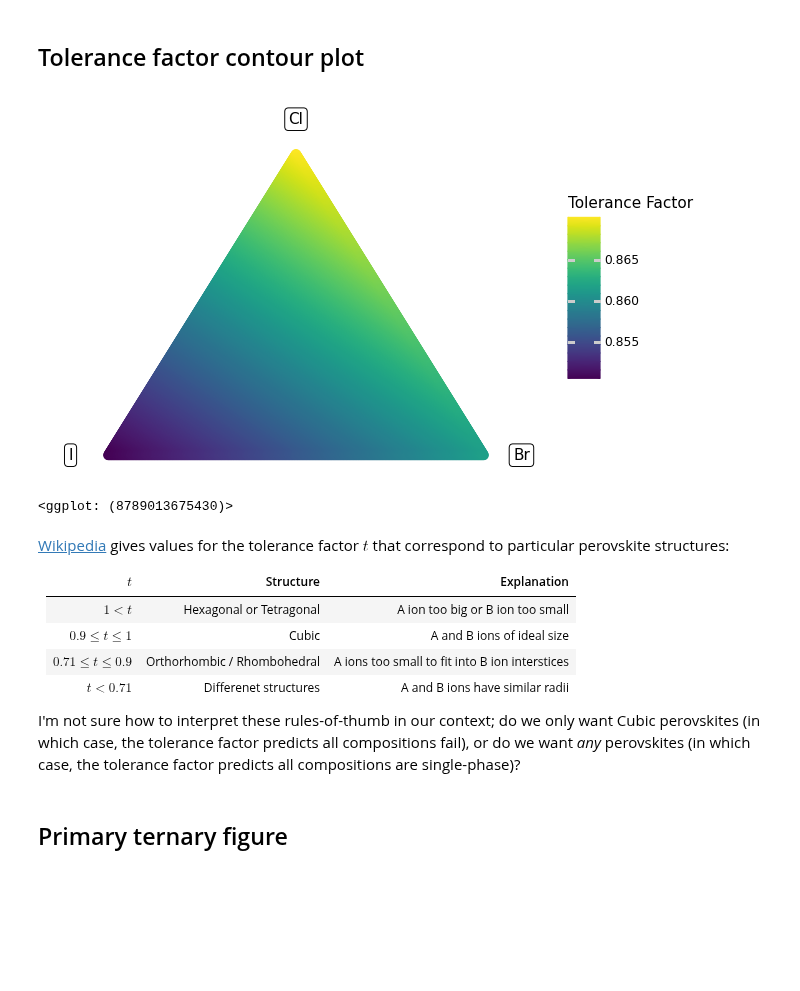
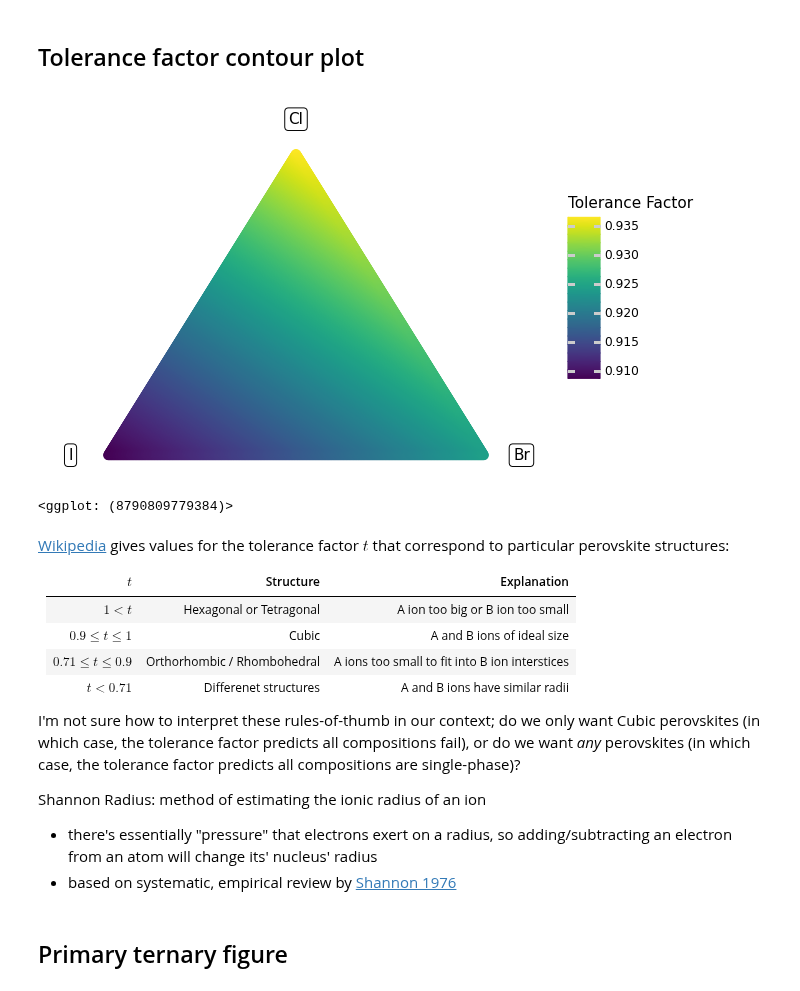
Before and after one commit to kaybr24/perovskite-solar, a Jupyter notebook: figures.ipynb, the cells around one changed output. Cells and saved outputs as stored; diff of their text form; code cells hidden in the pictures; blank space fills up the shorter version.

Commit message:
update Cs radius; re-plot with corrected Round 3

```diff
--- a/figures.ipynb
+++ b/figures.ipynb
@@ -128,7 +135,8 @@ def tolerance(a, b, x):
 ## Define atomic radii
 # Cations
 Pb_R = 0.119 # Shannon radii
-Cs_R = 0.188 # Shannon radii 0.181 from Lee et al.
+Cs_R = 0.216 # Shannon radii
+
 # Anions
 I_R  = 0.22  # Shannon radii
 Br_R = 0.197 # Shannon radii
@@ -174,35 +182,35 @@ p = (
     )
     + gr.geom_segment(
         data=df_tri_bounds,
         mapping=gr.aes(xend="gr.lead(x)", yend="gr.lead(y)"),
         size=1.0,
     )
     + gr.geom_label(
         data=df_tri_labels,
         mapping=gr.aes(label="label")
     )
     # Data
     + gr.geom_point(
         gr.aes(color="tol"),
         size=3,
     )
     # Plot tail
     + gr.scale_color_continuous(
         name="Tolerance Factor",
         # limits=(0.85, 0.90), # Limits emphasize tolerance factor < 0.9
     )
     + gr.theme_void()
     + gr.theme(
         # legend_position="bottom",
         plot_background=gr.element_rect(fill="white")
     )
 
 )
 p.save("./images/ternary-tolerance.png")
 p
 # %% [output]
-[figure, old version]
+[figure, new version]
-<ggplot: (8789013675430)>
+<ggplot: (8790809779384)>
 # %% [markdown]
 [Wikipedia](https://en.wikipedia.org/wiki/Goldschmidt_tolerance_factor) gives values for the tolerance factor $t$ that correspond to particular perovskite structures:
 
@@ -214,6 +222,10 @@ p
 | $t < 0.71$ | Differenet structures | A and B ions have similar radii |
 
 I'm not sure how to interpret these rules-of-thumb in our context; do we only want Cubic perovskites (in which case, the tolerance factor predicts all compositions fail), or do we want *any* perovskites (in which case, the tolerance factor predicts all compositions are single-phase)?
+
+Shannon Radius: method of estimating the ionic radius of an ion
+- there's essentially "pressure" that electrons exert on a radius, so adding/subtracting an electron from an atom will change its' nucleus' radius
+- based on systematic, empirical review by [Shannon 1976](http://scripts.iucr.org/cgi-bin/paper?S0567739476001551)
 # %% [markdown]
 ## Primary ternary figure
 # %%
```
Also changed, not shown: parts of 5 cells of this notebook.
